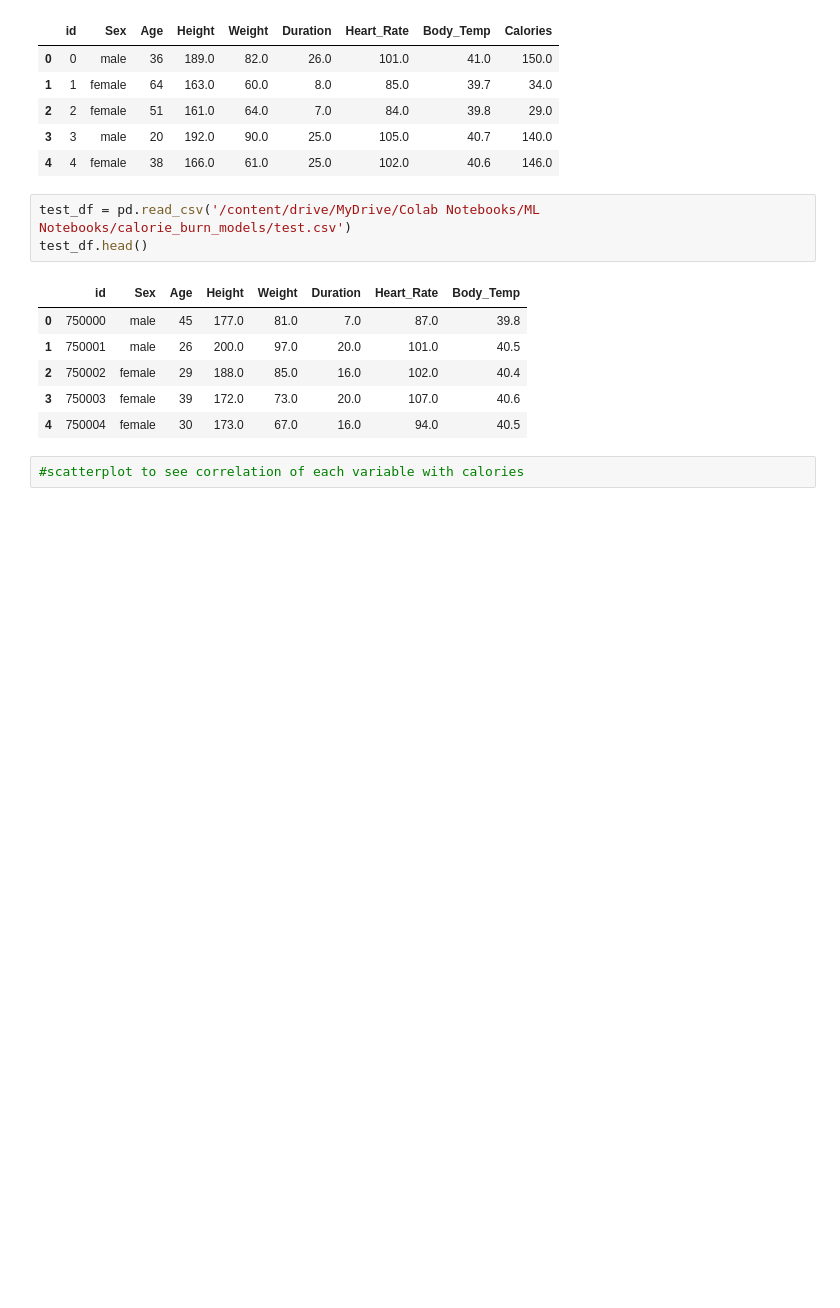
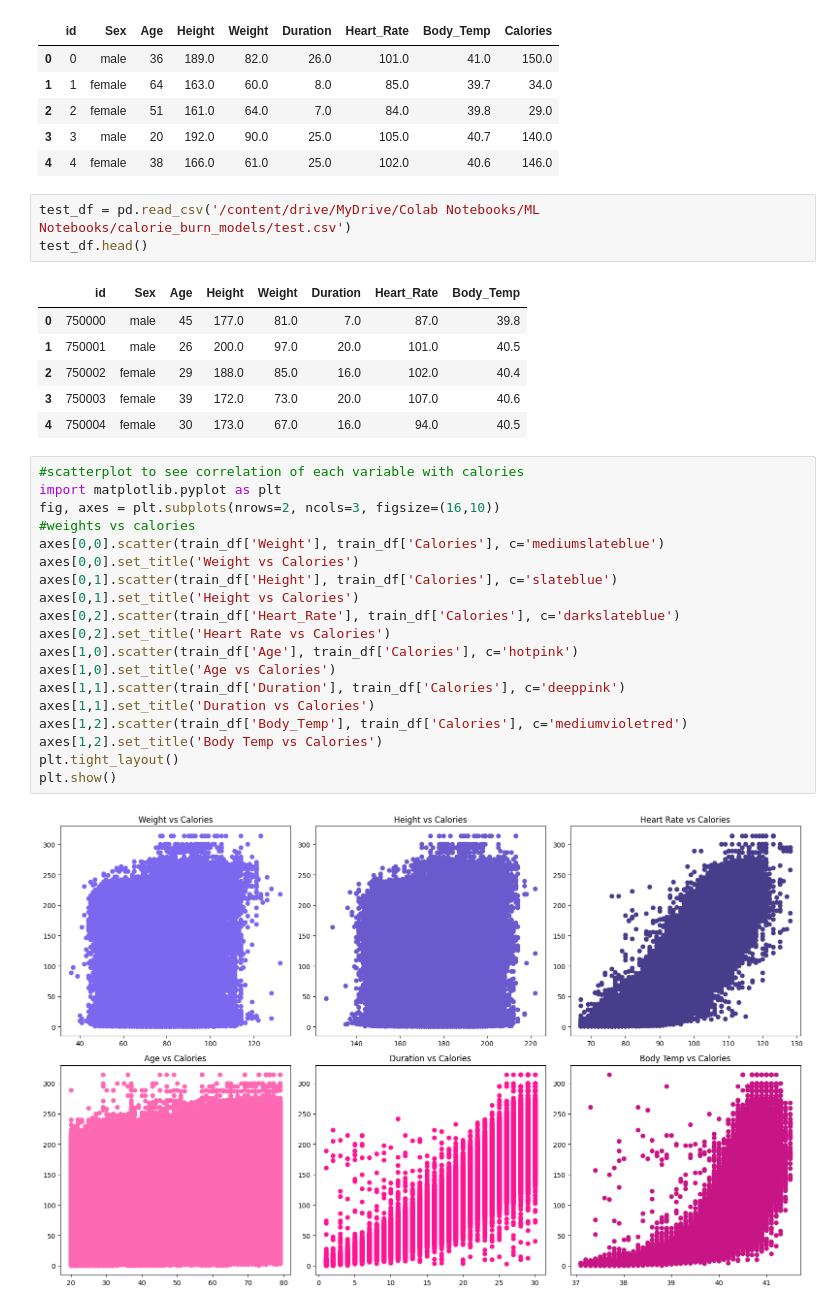
Before and after one commit to zulker0010/calorie_prediction-model, a Jupyter notebook: eda.ipynb, the cells around one changed output. Cells and saved outputs as stored; diff of their text form; blank space fills up the shorter version.

Commit message:
built scatterplots for seeing correlation of each variable with calories

```diff
--- a/eda.ipynb
+++ b/eda.ipynb
@@ -26,5 +26,24 @@ test_df.head()
 | 2 | 750002 | female | 29 | 188.0 | 85.0 | 16.0 | 102.0 | 40.4 |
 | 3 | 750003 | female | 39 | 172.0 | 73.0 | 20.0 | 107.0 | 40.6 |
 | 4 | 750004 | female | 30 | 173.0 | 67.0 | 16.0 | 94.0 | 40.5 |
-# %%
-#scatterplot to see correlation of each variable with calories
+# %%
+#scatterplot to see correlation of each variable with calories
+import matplotlib.pyplot as plt
+fig, axes = plt.subplots(nrows=2, ncols=3, figsize=(16,10))
+#weights vs calories
+axes[0,0].scatter(train_df['Weight'], train_df['Calories'], c='mediumslateblue')
+axes[0,0].set_title('Weight vs Calories')
+axes[0,1].scatter(train_df['Height'], train_df['Calories'], c='slateblue')
+axes[0,1].set_title('Height vs Calories')
+axes[0,2].scatter(train_df['Heart_Rate'], train_df['Calories'], c='darkslateblue')
+axes[0,2].set_title('Heart Rate vs Calories')
+axes[1,0].scatter(train_df['Age'], train_df['Calories'], c='hotpink')
+axes[1,0].set_title('Age vs Calories')
+axes[1,1].scatter(train_df['Duration'], train_df['Calories'], c='deeppink')
+axes[1,1].set_title('Duration vs Calories')
+axes[1,2].scatter(train_df['Body_Temp'], train_df['Calories'], c='mediumvioletred')
+axes[1,2].set_title('Body Temp vs Calories')
+plt.tight_layout()
+plt.show()
+# %% [output]
+[figure, added]
```
